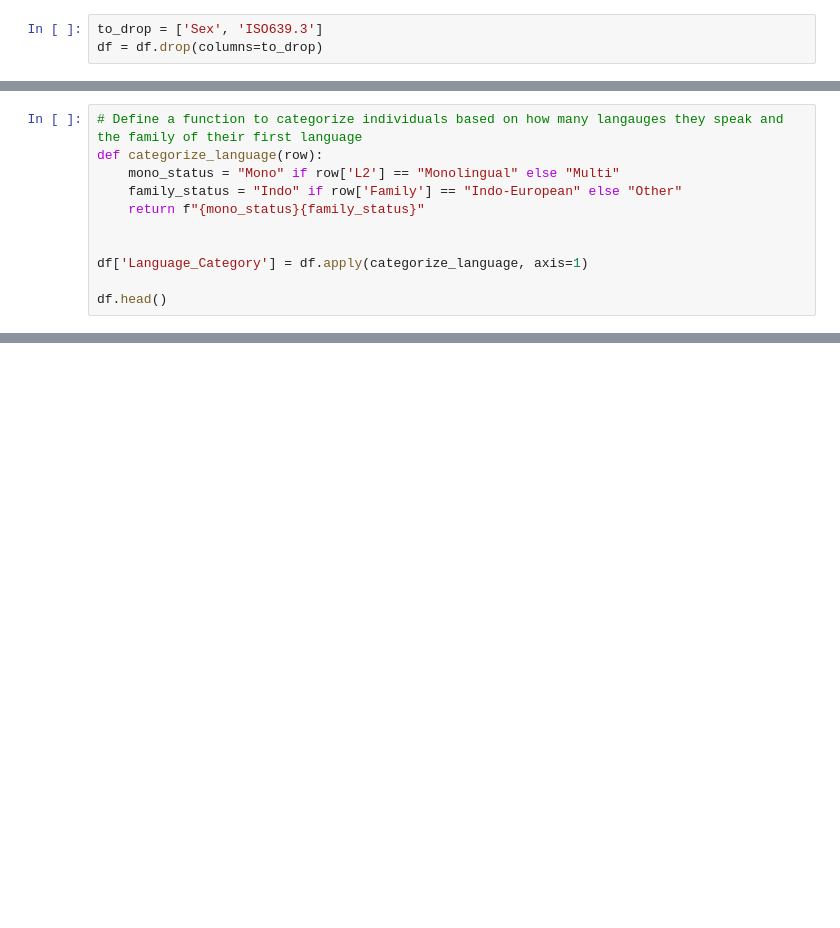
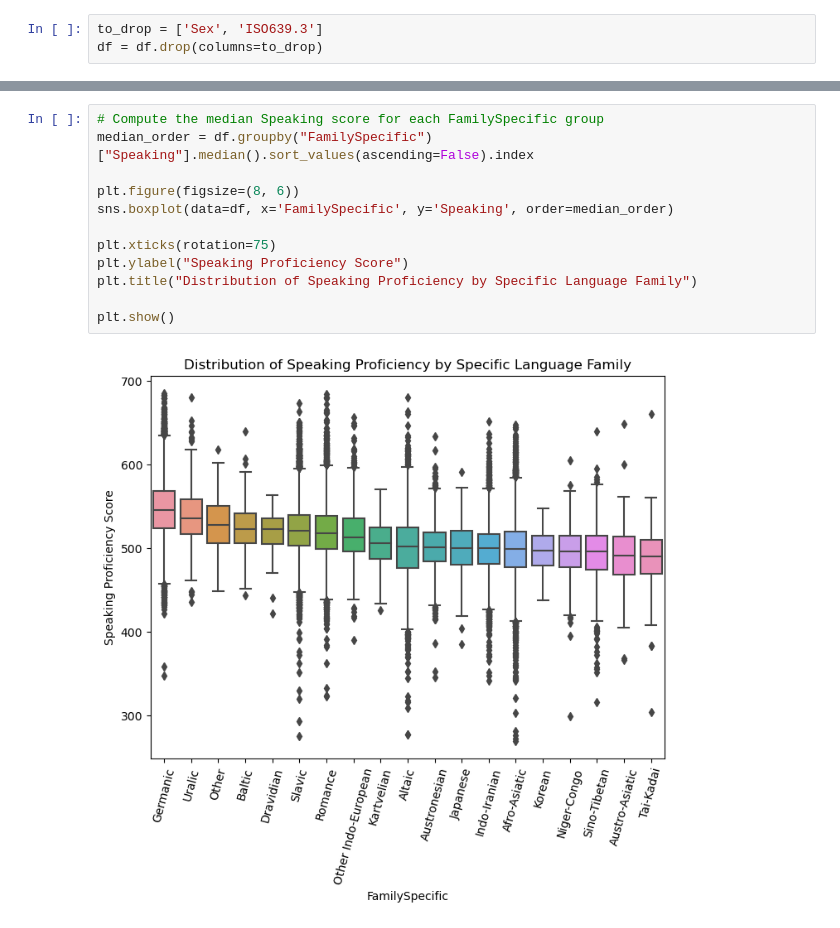
Before and after one commit to vivianamarquez/Adult_Dutch_Language_Learning_Profile, a Jupyter notebook: Predicting_Dutch_Speaking_Proficiency.ipynb, the cells around one changed output, grey strips where cells are left out. Saved outputs shown, nothing was run; the diff lists cells and outputs as text; blank space fills up the shorter version.

```diff
--- a/Predicting_Dutch_Speaking_Proficiency.ipynb
+++ b/Predicting_Dutch_Speaking_Proficiency.ipynb
@@ -365,14 +364,3 @@ df.head()
 | 2 | Afrikaans | SouthAfrica | AfrikaansMonolingual | Monolingual | 23 | 23 | 3.0 | Indo-European | 93 | 585 |
 | 3 | Afrikaans | SouthAfrica | AfrikaansMonolingual | Monolingual | 42 | 2 | 2.0 | Indo-European | 93 | 521 |
 | 4 | Afrikaans | SouthAfrica | AfrikaansMonolingual | Monolingual | 22 | 19 | 3.0 | Indo-European | 93 | 639 |
-# %%
-# Define a function to categorize individuals based on how many langauges they speak and the family of their first language
-def categorize_language(row):
-    mono_status = "Mono" if row['L2'] == "Monolingual" else "Multi"
-    family_status = "Indo" if row['Family'] == "Indo-European" else "Other"
-    return f"{mono_status}{family_status}"
-
-
-df['Language_Category'] = df.apply(categorize_language, axis=1)
-
-df.head()
@@ -394,0 +410,14 @@ Name: count, dtype: int64
+# %%
+# Compute the median Speaking score for each FamilySpecific group
+median_order = df.groupby("FamilySpecific")["Speaking"].median().sort_values(ascending=False).index
+
+plt.figure(figsize=(8, 6))
+sns.boxplot(data=df, x='FamilySpecific', y='Speaking', order=median_order)
+
+plt.xticks(rotation=75)
+plt.ylabel("Speaking Proficiency Score")
+plt.title("Distribution of Speaking Proficiency by Specific Language Family")
+
+plt.show()
+# %% [output]
+[figure, added]
```
Also changed, not shown: parts of 33 cells of this notebook.
